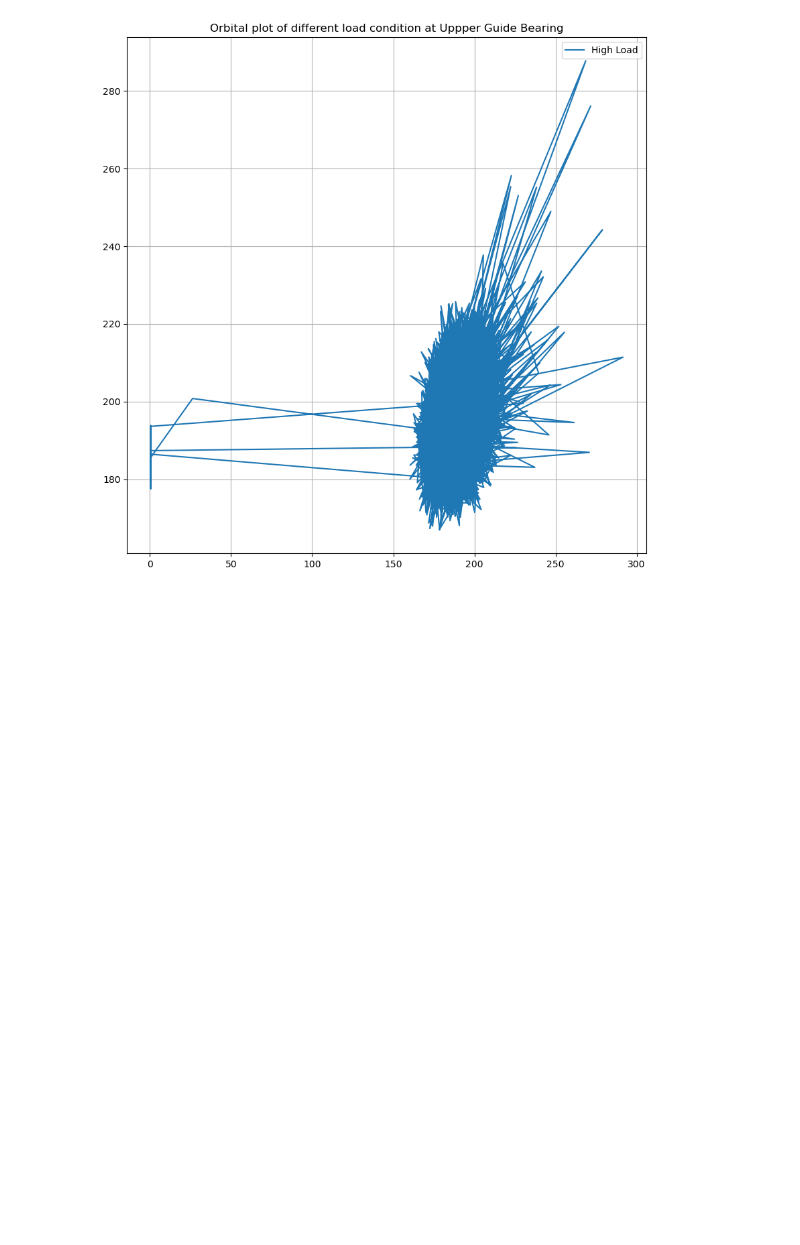
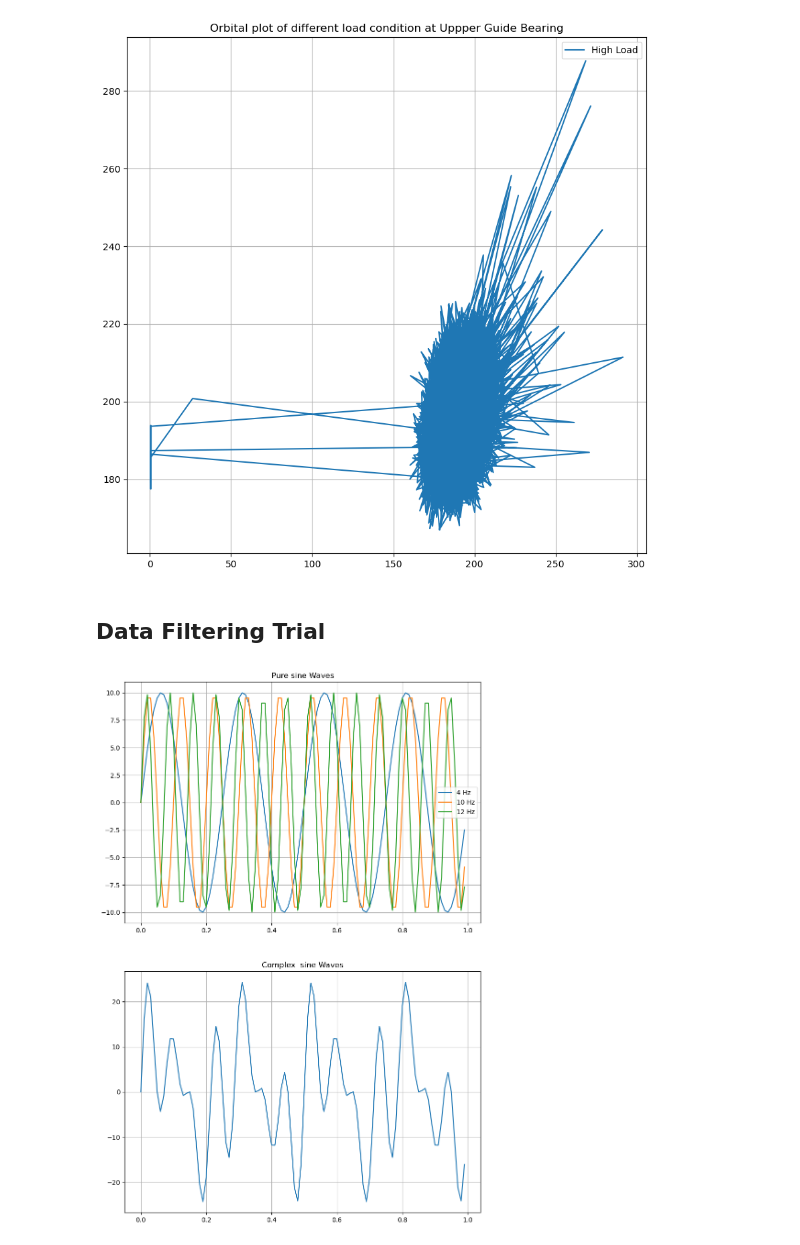
Before and after one commit to mekatronik-achmadi/Predict-CBM, a Jupyter notebook: Vale/TestOlahPy/preliminary_data_analysis/preliminary_data_analysis.ipynb, the cells around one changed output. Cells and saved outputs as stored; diff of their text form; code cells hidden in the pictures; blank space fills up the shorter version.

```diff
--- a/Vale/TestOlahPy/preliminary_data_analysis/preliminary_data_analysis.ipynb
+++ b/Vale/TestOlahPy/preliminary_data_analysis/preliminary_data_analysis.ipynb
@@ -202,3 +202,38 @@ plt.grid()
 plt.show()
 # %% [output]
 [figure]
+# %% [markdown]
+## Data Filtering Trial
+# %%
+# creating sine waves
+amp = 10
+f1 = 4
+f2 = 10
+f3 = 14
+fs = 100
+t = np.arange(0, 1, 1/fs)
+
+x1 = amp * np.sin(2 * np.pi * f1 * t)
+x2 = amp * np.sin(2 * np.pi * f2 * t)
+x3 = amp * np.sin(2 * np.pi * f3 * t)
+
+x = x1 + x2 + x3
+
+# plot the time series of data
+fig = plt.figure(figsize=(10,15))
+ax = fig.add_subplot(211)
+ax.plot(t, x1)
+ax.plot(t, x2)
+ax.plot(t, x3)
+ax.set_title("Pure sine Waves")
+ax.legend(['4 Hz', '10 Hz', '12 Hz'])
+plt.grid()
+
+ax = fig.add_subplot(212)
+ax.plot(t, x)
+ax.set_title("Complex  sine Waves")
+plt.grid()
+
+plt.show()
+# %% [output]
+[figure, added]
```
Also changed, not shown: parts of 3 cells of this notebook, 1 other file.
